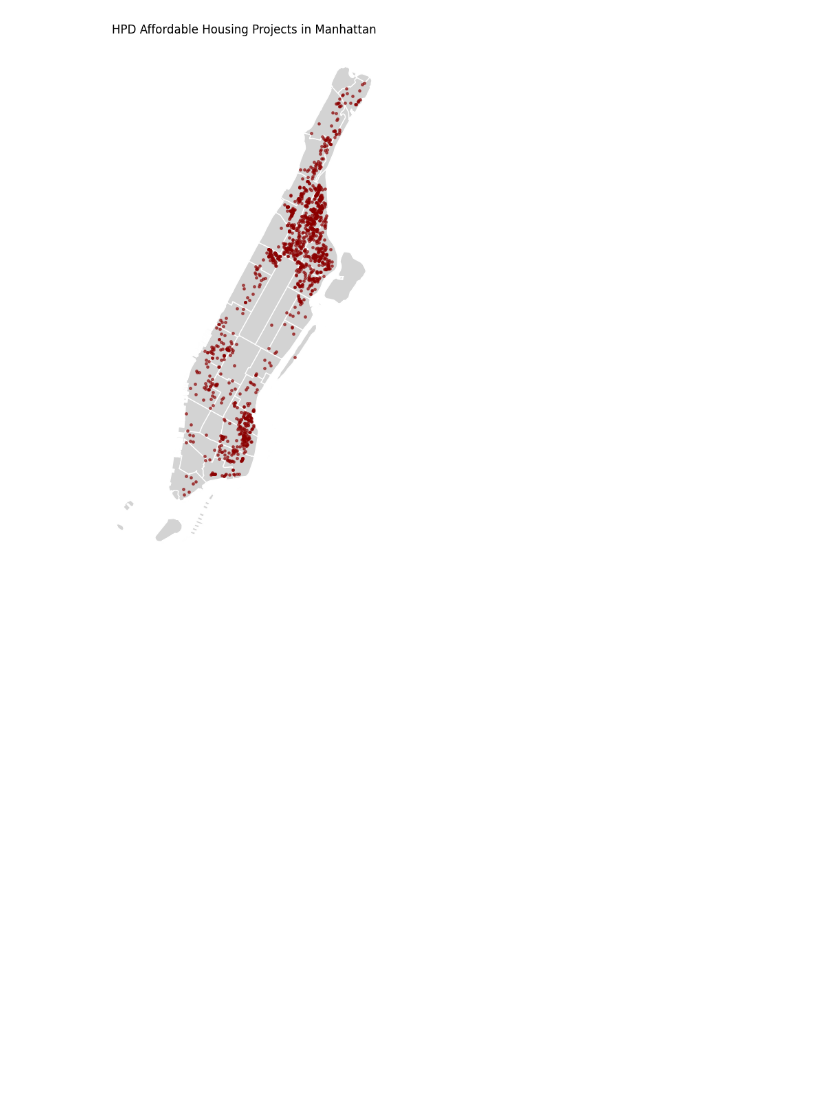
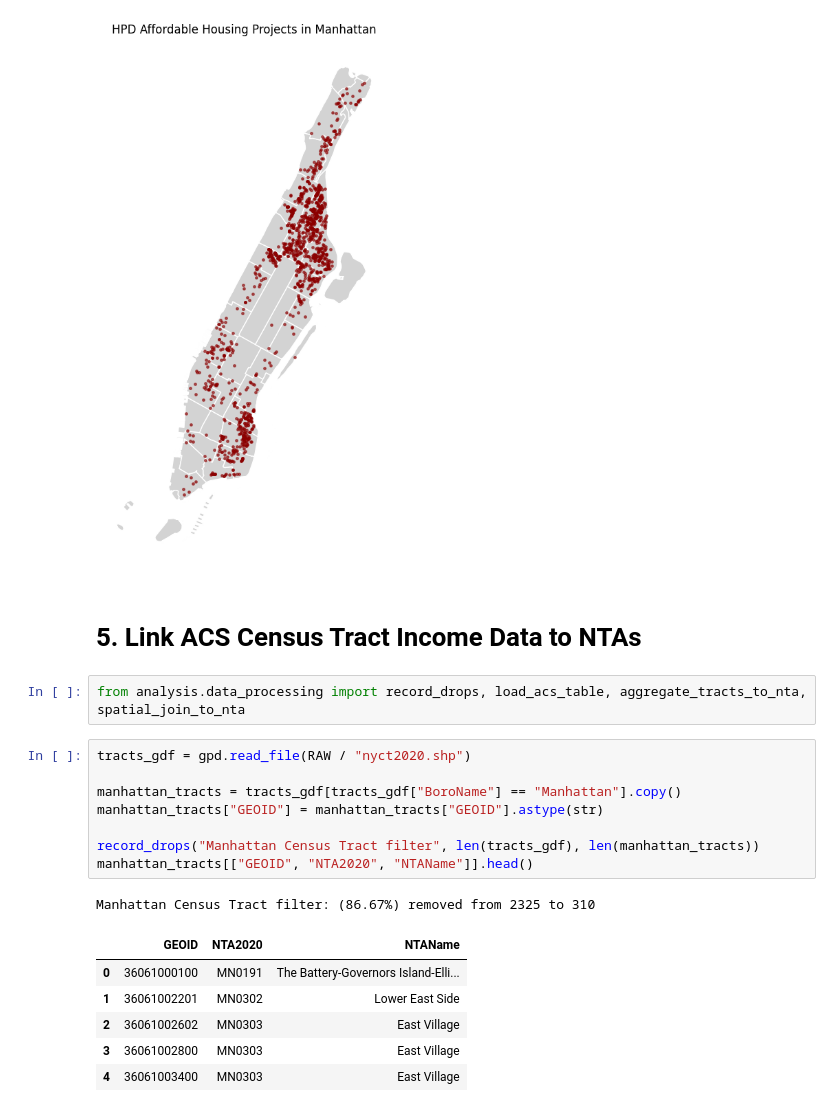
Before and after one commit to aashnijoshi/manhattan-housing-affordability, a Jupyter notebook: notebooks/01_analysis.ipynb, the cells around one changed output. Saved outputs shown, nothing was run; the diff lists cells and outputs as text; blank space fills up the shorter version.

```diff
--- a/notebooks/01_analysis.ipynb
+++ b/notebooks/01_analysis.ipynb
@@ -360,3 +366,23 @@ ax.set_title("HPD Affordable Housing Projects in Manhattan", fontsize=12)
 ax.set_axis_off()
 # %% [output]
 [figure]
+# %% [markdown]
+# 5. Link ACS Census Tract Income Data to NTAs
+# %%
+from analysis.data_processing import record_drops, load_acs_table, aggregate_tracts_to_nta, spatial_join_to_nta
+# %%
+tracts_gdf = gpd.read_file(RAW / "nyct2020.shp")
+
+manhattan_tracts = tracts_gdf[tracts_gdf["BoroName"] == "Manhattan"].copy()
+manhattan_tracts["GEOID"] = manhattan_tracts["GEOID"].astype(str)
+
+record_drops("Manhattan Census Tract filter", len(tracts_gdf), len(manhattan_tracts))
+manhattan_tracts[["GEOID", "NTA2020", "NTAName"]].head()
+# %% [output]
+Manhattan Census Tract filter: (86.67%) removed from 2325 to 310
+|  | GEOID | NTA2020 | NTAName |
+| 0 | 36061000100 | MN0191 | The Battery-Governors Island-Elli... |
+| 1 | 36061002201 | MN0302 | Lower East Side |
+| 2 | 36061002602 | MN0303 | East Village |
+| 3 | 36061002800 | MN0303 | East Village |
+| 4 | 36061003400 | MN0303 | East Village |
```
Also changed, not shown: parts of 9 cells of this notebook, 9 other files.
